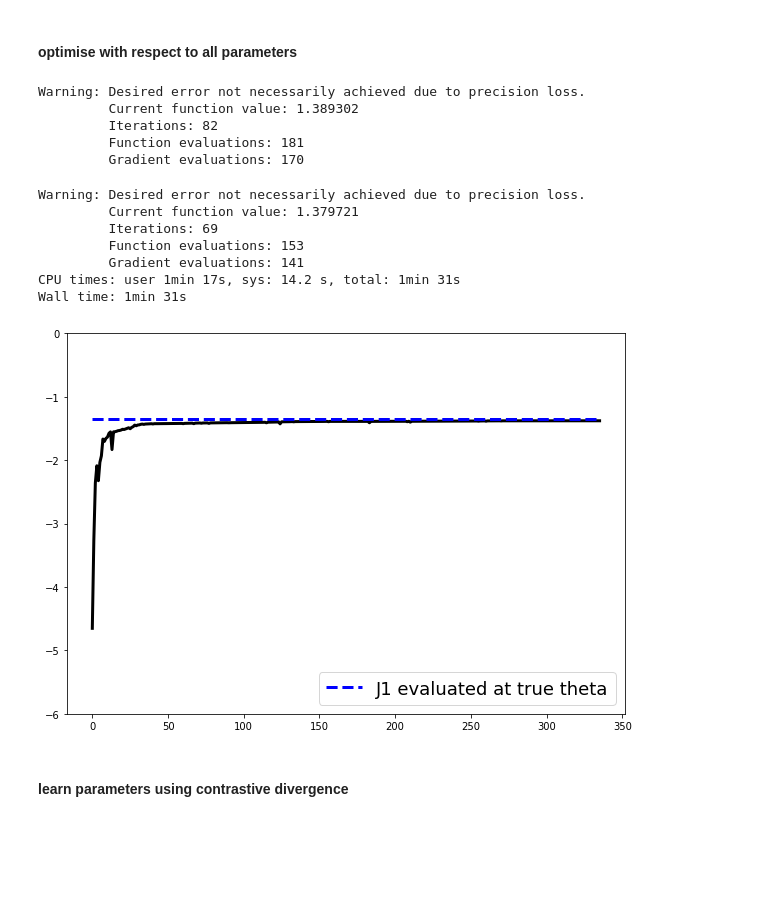
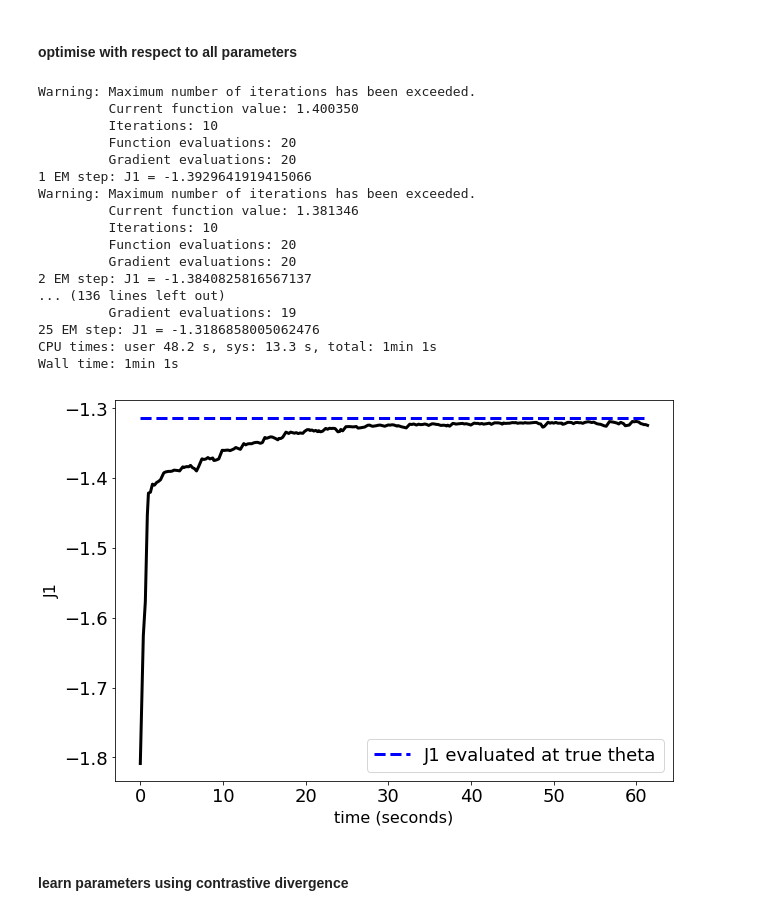
Before and after one commit to benrhodes26/VNCE, a Jupyter notebook: proposal/code/notebooks/rbm.ipynb, the cells around one changed output. Saved outputs shown, nothing was run; the diff lists cells and outputs as text; code cells hidden in the pictures; blank space fills up the shorter version.

```diff
--- a/proposal/code/notebooks/rbm.ipynb
+++ b/proposal/code/notebooks/rbm.ipynb
@@ -97,7 +96,8 @@ Wall time: 2.26 s
 # initialise visible biases as recommended by Hinton
 X_mean = np.mean(X, axis=0)
 if init_visible_biases_with_entropy:
-    theta0[1:, 0] = np.log(X_mean / (1 - X_mean))
+    theta0[1:, 0] = np.log(X_mean / ((1 - X_mean) + 1e-15))
+    theta0[0, 0] = -m*np.log(2) + np.sum(np.log(1 - X_mean + 1e-15))
 # %% [markdown]
 #### initialise three models for comparison
 # %%
@@ -162,10 +162,5 @@ print(theta0[0,0])
 # %% [markdown]
 # Optimisation
-# %%
-if init_scaling_param_at_data_dist_scale:
-    theta0[0, 0] = -np.log(true_norm_const)
-if init_scaling_param_at_rnd_init_scale:
-    theta0[0, 0] = -np.log(rnd_norm_const)
 # %%
 scaling_param_ind = np.array([0])
 other_param_inds = np.arange(1, len(model.theta))
@@ -175,14 +170,8 @@ all_inds = np.arange(len(model.theta))
 # %%
 %%time
 if optimise_scaling_param_separately:
-    thetas_after_em_step_scale_param, J1s_scale, J1_grads_scale = optimiser.fit_using_analytic_q(X,
-                                                                                     scaling_param_ind,
-                                                                                     theta0=theta0.reshape(-1),
-                                                                                     stop_threshold=stop_threshold,
-                                                                                     max_num_em_steps=max_num_em_steps,
-                                                                                     gtol=gtol,
-                                                                                     ftol=ftol,
-                                                                                     plot=False,
-                                                                                     disp=True)
+    thetas_after_em_step_scale_param, J1s_scale, nce_times_scale = optimiser.fit_using_analytic_q(X, scaling_param_ind,
+                                                                                 theta0=theta0.reshape(-1),
+                                                                                  ftol=ftol, plot=False, disp=True)
 # %% [output]
 CPU times: user 2 µs, sys: 0 ns, total: 2 µs
@@ -194,30 +183,31 @@ if optimise_scaling_param_separately:
 #### optimise with respect to all parameters
 # %%
 %%time
-thetas_after_em_step, J1s, J1_grads = optimiser.fit_using_analytic_q(X,
-                                                                     theta0=model.theta,
-                                                                     disp=True,
-                                                                     stop_threshold=stop_threshold,
-                                                                     max_num_em_steps=max_num_em_steps,
-                                                                     gtol=gtol,
-                                                                     ftol=ftol,
-                                                                     plot=False)
+thetas_after_em_step, J1s, nce_times = optimiser.fit_using_analytic_q(X, theta0=model.theta,
+                                                                      disp=True, plot=False,
+                                                                      ftol=ftol, maxiter=maxiter,
+                                                                      stop_threshold=stop_threshold,
+                                                                      max_num_em_steps=max_num_em_steps)
 latent_nce_estimate = model.theta
 # %% [output]
-Warning: Desired error not necessarily achieved due to precision loss.
-         Current function value: 1.389302
-         Iterations: 82
-         Function evaluations: 181
-         Gradient evaluations: 170
+Warning: Maximum number of iterations has been exceeded.
+         Current function value: 1.400350
+         Iterations: 10
+         Function evaluations: 20
+         Gradient evaluations: 20
+1 EM step: J1 = -1.3929641919415066
+Warning: Maximum number of iterations has been exceeded.
+         Current function value: 1.381346
+         Iterations: 10
+         Function evaluations: 20
+         Gradient evaluations: 20
+2 EM step: J1 = -1.3840825816567137
+... (136 lines left out)
+         Gradient evaluations: 19
+25 EM step: J1 = -1.3186858005062476
+CPU times: user 48.2 s, sys: 13.3 s, total: 1min 1s
+Wall time: 1min 1s
-Warning: Desired error not necessarily achieved due to precision loss.
-         Current function value: 1.379721
-         Iterations: 69
-         Function evaluations: 153
-         Gradient evaluations: 141
-CPU times: user 1min 17s, sys: 14.2 s, total: 1min 31s
-Wall time: 1min 31s
 # %%
-fig, ax = optimiser.plot_loss_curve(J1s, plot_reset_points=False, endpoints=None,
-                                    true_theta = true_W.reshape(-1), X=X)
+fig = optimiser.plot_loss_curve(end=None, true_theta = true_W.reshape(-1), X=X)
 # %% [output]
-[figure, old version]
+[figure, new version]
```
Also changed, not shown: parts of 42 cells of this notebook, 12 other files.
